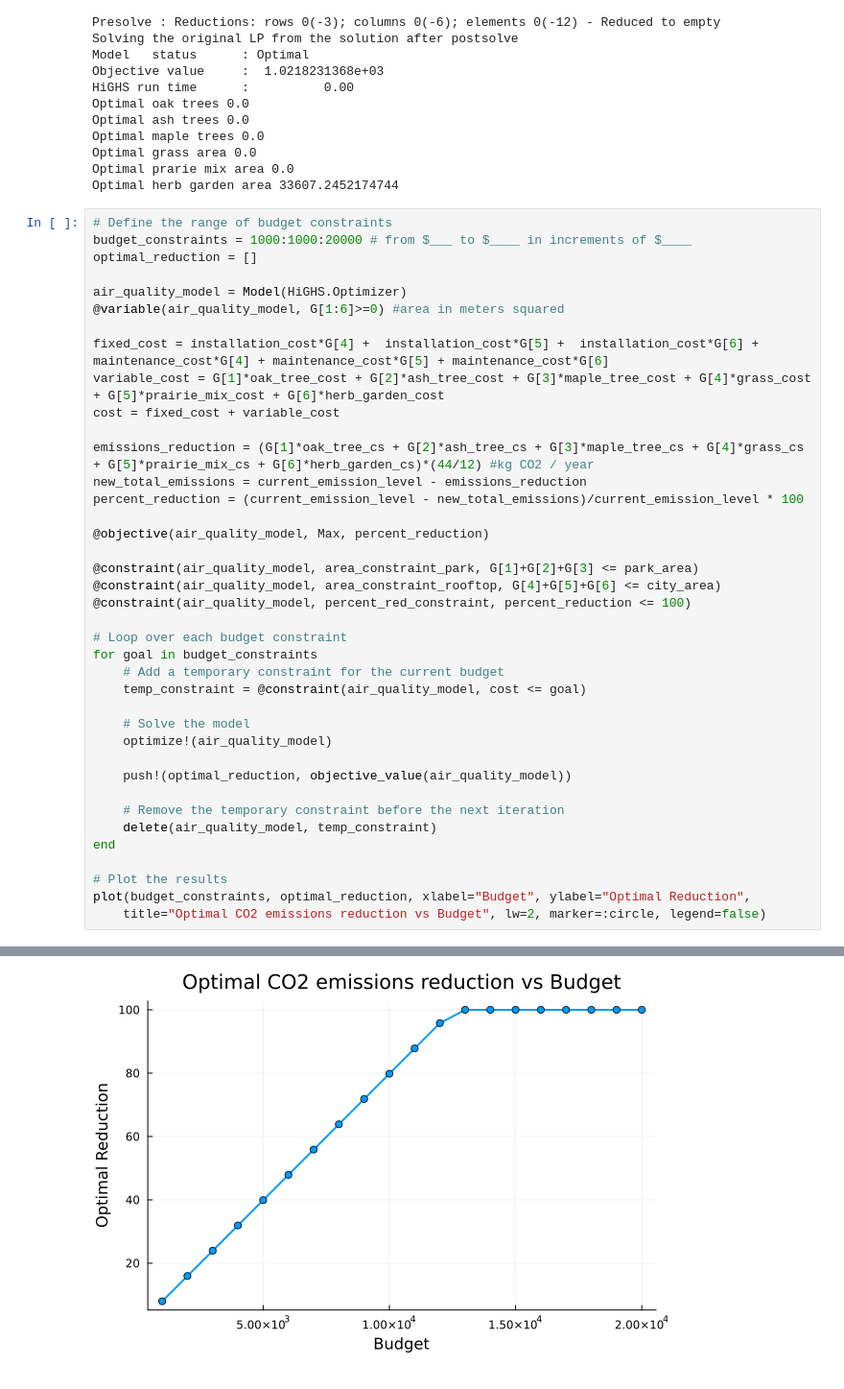
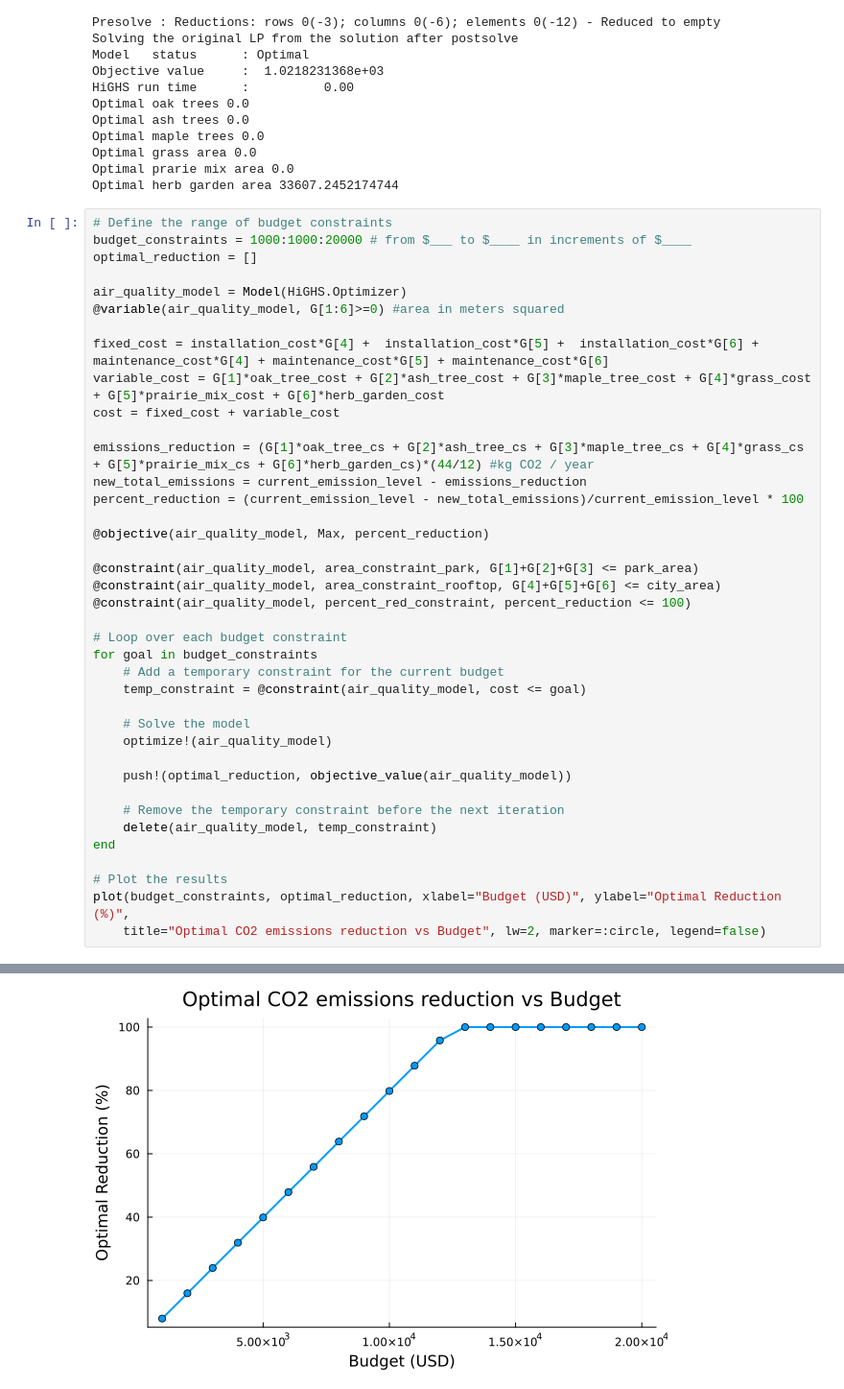
Before and after one commit to CamilaMonter/l3bc-final-project, a Jupyter notebook: finalproject.ipynb, the cells around one changed output, grey strips where cells are left out. Shown: that part at 96% size. Drawn from its saved outputs; the diff is of its cells as text.

```diff
--- a/finalproject.ipynb
+++ b/finalproject.ipynb
@@ -427,32 +427,32 @@ for goal in budget_constraints
 
     # Solve the model
     optimize!(air_quality_model)
 
     push!(optimal_reduction, objective_value(air_quality_model))
 
     # Remove the temporary constraint before the next iteration
     delete(air_quality_model, temp_constraint)
 end
 
 # Plot the results
-plot(budget_constraints, optimal_reduction, xlabel="Budget", ylabel="Optimal Reduction",
+plot(budget_constraints, optimal_reduction, xlabel="Budget (USD)", ylabel="Optimal Reduction (%)",
     title="Optimal CO2 emissions reduction vs Budget", lw=2, marker=:circle, legend=false)
 # %% [output]
 Running HiGHS 1.8.0 (git hash: fcfb53414): Copyright (c) 2024 HiGHS under MIT licence terms
 Coefficient ranges:
   Matrix [6e-04, 1e+02]
   Cost   [6e-04, 3e-02]
   Bound  [0e+00, 0e+00]
   RHS    [1e+02, 2e+06]
 Presolving model
 4 rows, 6 cols, 18 nonzeros  0s
 0 rows, 0 cols, 0 nonzeros  0s
 Presolve : Reductions: rows 0(-4); columns 0(-6); elements 0(-18) - Reduced to empty
 Solving the original LP from the solution after postsolve
 Model   status      : Optimal
 ... (323 lines left out)
 Model   status      : Optimal
 Simplex   iterations: 4
 Objective value     :  1.0000000000e+02
 HiGHS run time      :          0.00
-[figure, old version]
+[figure, new version]
```
Also changed, not shown: parts of 1 cell of this notebook.
